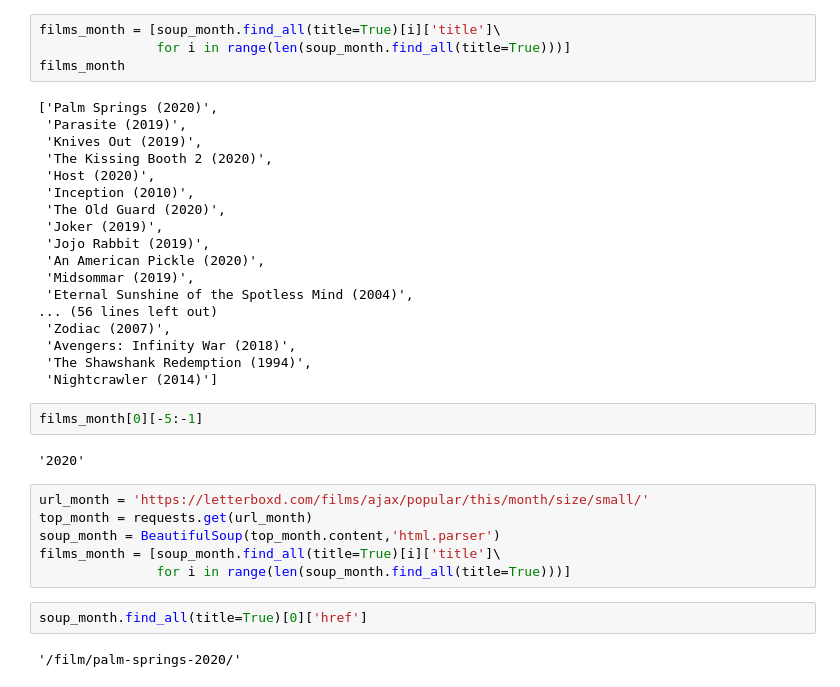
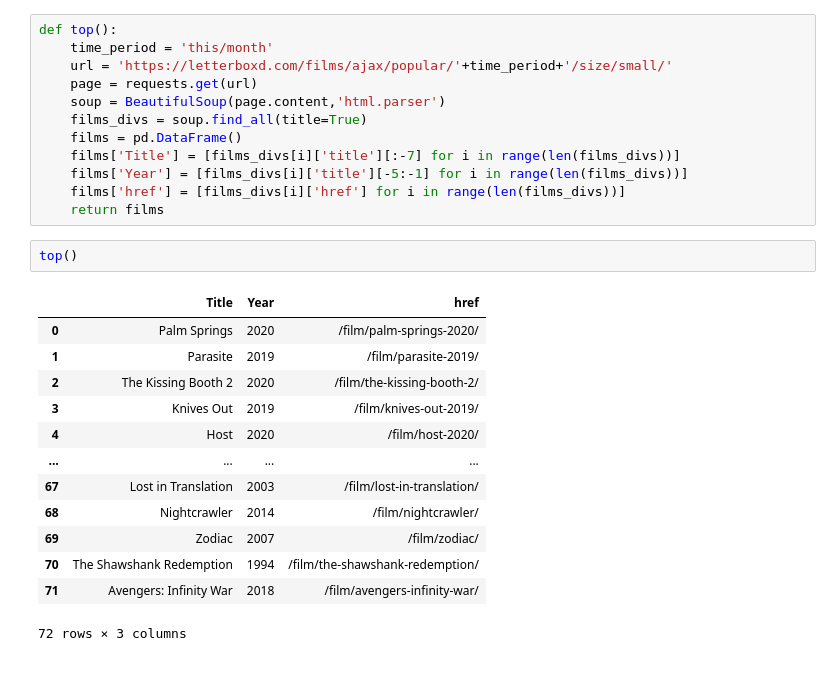
Before and after one commit to nelauria/picture_preference, a Jupyter notebook: web_scrape.ipynb, the cells around one changed output. Drawn from its saved outputs; the diff is of its cells as text.

```diff
--- a/web_scrape.ipynb
+++ b/web_scrape.ipynb
@@ -28,36 +5,28 @@ soup_month
-# %%
-films_month = [soup_month.find_all(title=True)[i]['title']\
-               for i in range(len(soup_month.find_all(title=True)))]
-films_month
-# %% [output]
-['Palm Springs (2020)',
- 'Parasite (2019)',
- 'Knives Out (2019)',
- 'The Kissing Booth 2 (2020)',
- 'Host (2020)',
- 'Inception (2010)',
- 'The Old Guard (2020)',
- 'Joker (2019)',
- 'Jojo Rabbit (2019)',
- 'An American Pickle (2020)',
- 'Midsommar (2019)',
- 'Eternal Sunshine of the Spotless Mind (2004)',
-... (56 lines left out)
- 'Zodiac (2007)',
- 'Avengers: Infinity War (2018)',
- 'The Shawshank Redemption (1994)',
- 'Nightcrawler (2014)']
-# %%
-films_month[0][-5:-1]
-# %% [output]
-'2020'
 # %%
-url_month = 'https://letterboxd.com/films/ajax/popular/this/month/size/small/'
-top_month = requests.get(url_month)
-soup_month = BeautifulSoup(top_month.content,'html.parser')
-films_month = [soup_month.find_all(title=True)[i]['title']\
-               for i in range(len(soup_month.find_all(title=True)))]
+def top():
+    time_period = 'this/month'
+    url = 'https://letterboxd.com/films/ajax/popular/'+time_period+'/size/small/'
+    page = requests.get(url)
+    soup = BeautifulSoup(page.content,'html.parser')
+    films_divs = soup.find_all(title=True)
+    films = pd.DataFrame()
+    films['Title'] = [films_divs[i]['title'][:-7] for i in range(len(films_divs))]
+    films['Year'] = [films_divs[i]['title'][-5:-1] for i in range(len(films_divs))]
+    films['href'] = [films_divs[i]['href'] for i in range(len(films_divs))]
+    return films
-# %%
-soup_month.find_all(title=True)[0]['href']
-# %% [output]
-'/film/palm-springs-2020/'
+# %%
+top()
+# %% [output]
+|  | Title | Year | href |
+| 0 | Palm Springs | 2020 | /film/palm-springs-2020/ |
+| 1 | Parasite | 2019 | /film/parasite-2019/ |
+| 2 | The Kissing Booth 2 | 2020 | /film/the-kissing-booth-2/ |
+| 3 | Knives Out | 2019 | /film/knives-out-2019/ |
+| 4 | Host | 2020 | /film/host-2020/ |
+| ... | ... | ... | ... |
+| 67 | Lost in Translation | 2003 | /film/lost-in-translation/ |
+| 68 | Nightcrawler | 2014 | /film/nightcrawler/ |
+| 69 | Zodiac | 2007 | /film/zodiac/ |
+| 70 | The Shawshank Redemption | 1994 | /film/the-shawshank-redemption/ |
+| 71 | Avengers: Infinity War | 2018 | /film/avengers-infinity-war/ |
+72 rows × 3 columns
```
Also changed, not shown: parts of 6 cells of this notebook.
